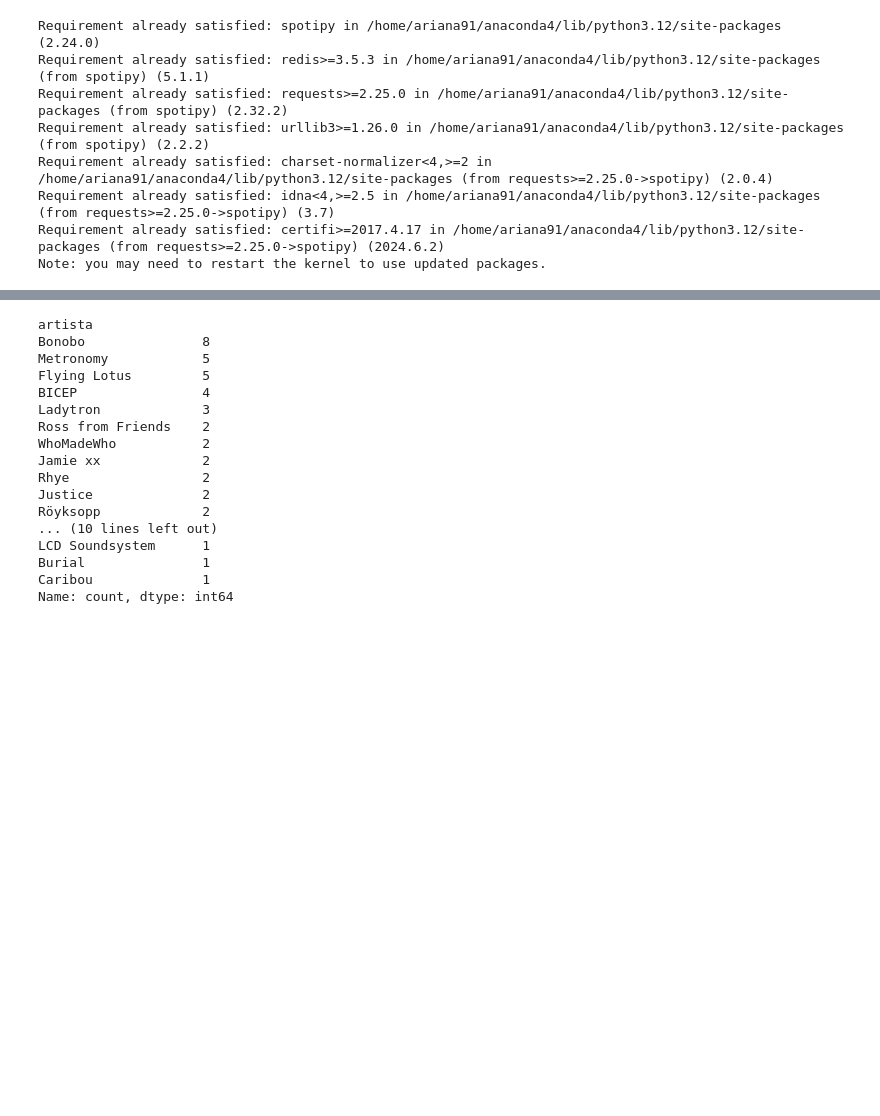
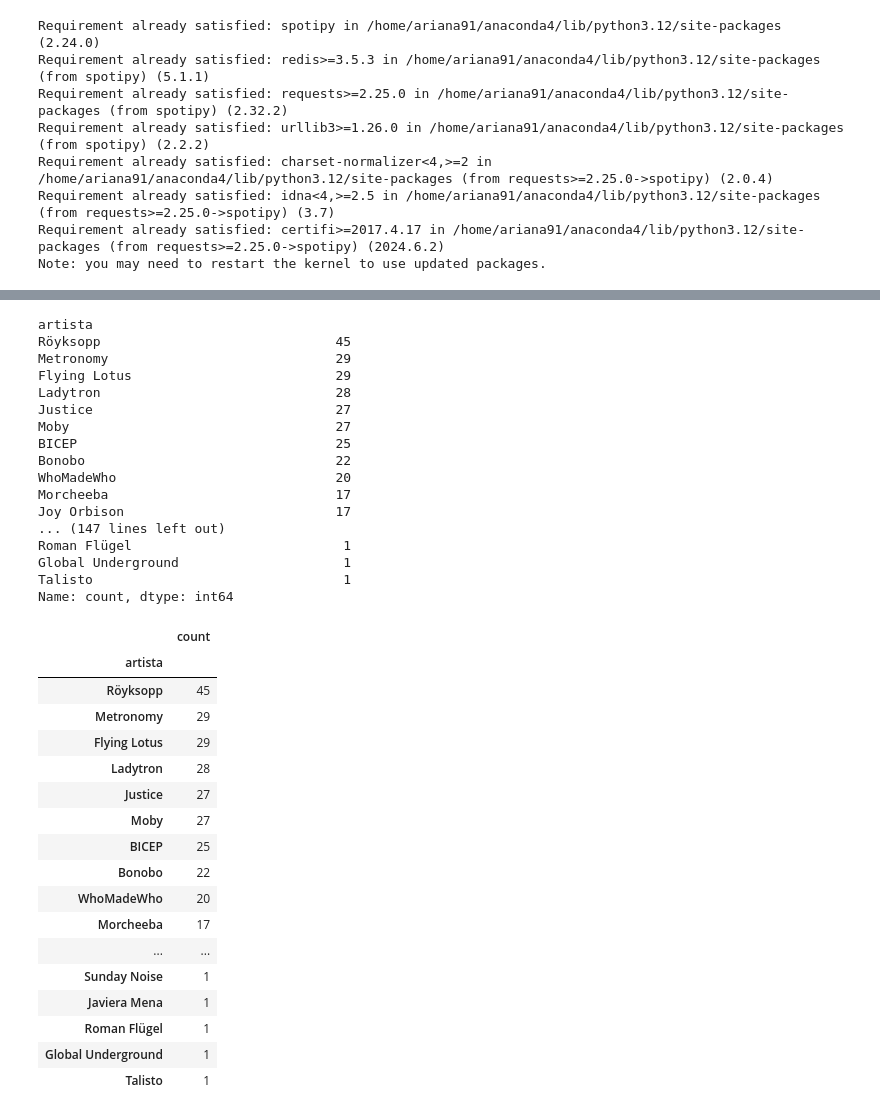
Before and after one commit to mpenacasares/equipo-2-musicStream-data-promoK, a Jupyter notebook: notebooks/pruebas_contador-1.ipynb, the cells around one changed output, grey strips where cells are left out. Saved outputs shown, nothing was run; the diff lists cells and outputs as text; code cells hidden in the pictures; blank space fills up the shorter version.

Commit message:
MB Data Frame terminado

```diff
--- a/notebooks/pruebas_contador-1.ipynb
+++ b/notebooks/pruebas_contador-1.ipynb
@@ -53,13 +53,6 @@ for ind in range(0,1000,50): #Rango de 1000 canciones de 50 en 50
         electronica_2021_22["año_lanzamiento"].append(año) #Append solo el año de lanzamiento
         electronica_2021_22["artista"].append(elemento["album"]["artists"][0]["name"]) #Añade nombre de artista (solo uno por cancion)
         electronica_2021_22["género"].append("Electrónica") #Añade género
-
-    artista = electronica_2021_22["artista"]
-
-    if artista in contador:
-        contador["artista"] += 1
-    else:
-        contador["artista"] = 1
 # %%
 #Es necesario que sea dataframe para que funcione el proximo paso
 
@@ -72,19 +83,41 @@ contador = electronica_2021_22["artista"].value_counts()
 contador
 # %% [output]
 artista
-Bonobo               8
-Metronomy            5
-Flying Lotus         5
-BICEP                4
-Ladytron             3
-Ross from Friends    2
-WhoMadeWho           2
-Jamie xx             2
-Rhye                 2
-Justice              2
-Röyksopp             2
-... (10 lines left out)
-LCD Soundsystem      1
-Burial               1
-Caribou              1
+Röyksopp                              45
+Metronomy                             29
+Flying Lotus                          29
+Ladytron                              28
+Justice                               27
+Moby                                  27
+BICEP                                 25
+Bonobo                                22
+WhoMadeWho                            20
+Morcheeba                             17
+Joy Orbison                           17
+... (147 lines left out)
+Roman Flügel                           1
+Global Underground                     1
+Talisto                                1
 Name: count, dtype: int64
+# %%
+contador= pd.DataFrame(contador)
+contador
+# %% [output]
+|  | count |
+| artista |  |
+| Röyksopp | 45 |
+| Metronomy | 29 |
+| Flying Lotus | 29 |
+| Ladytron | 28 |
+| Justice | 27 |
+| Moby | 27 |
+| BICEP | 25 |
+| Bonobo | 22 |
+| WhoMadeWho | 20 |
+| Morcheeba | 17 |
+| ... | ... |
+| Sunday Noise | 1 |
+| Javiera Mena | 1 |
+| Roman Flügel | 1 |
+| Global Underground | 1 |
+| Talisto | 1 |
```
Also changed, not shown: parts of 2 cells of this notebook, 3 other files.
